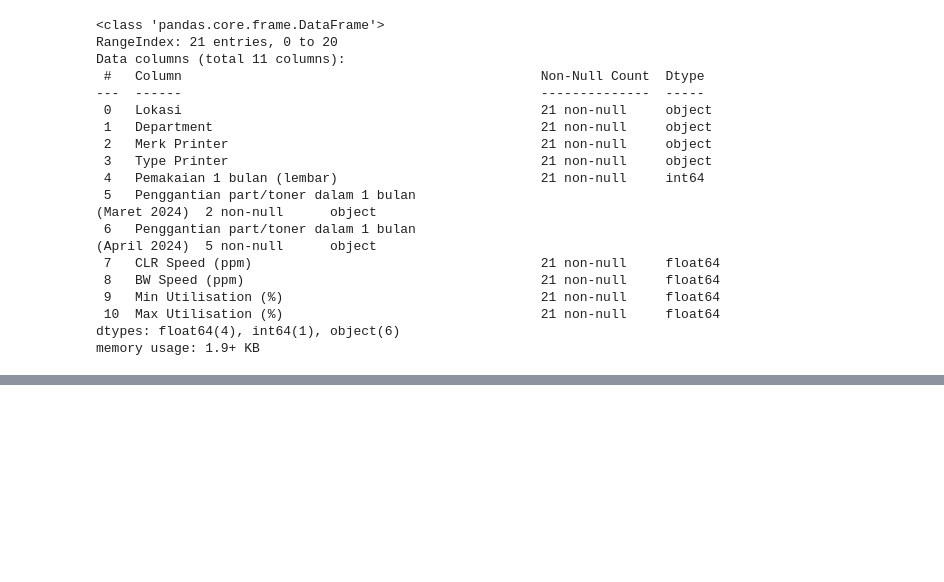
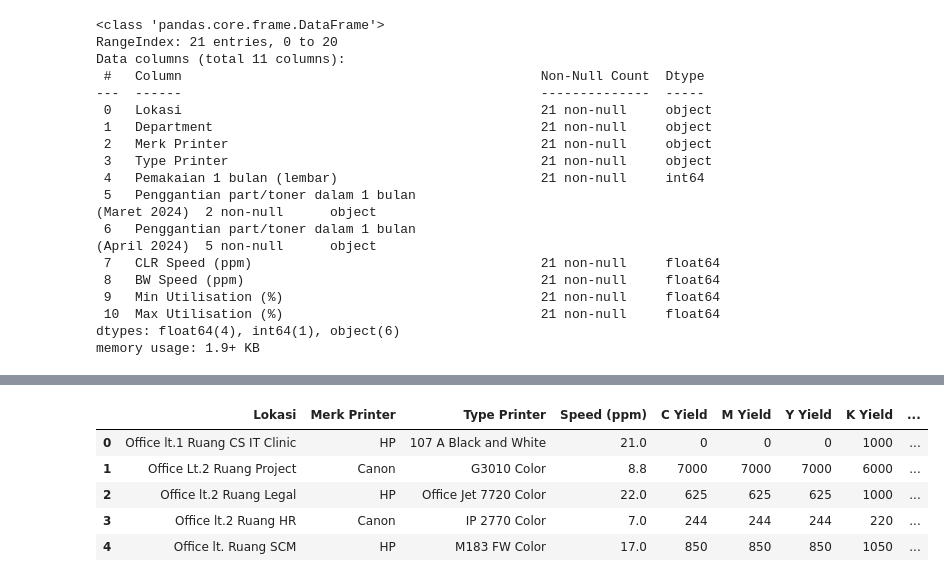
Before and after one commit to Garimahdi/axioo_calc, a Jupyter notebook: Axioo Data Wrangling.ipynb, the cells around one changed output, grey strips where cells are left out. Cells and saved outputs as stored; diff of their text form; code cells hidden in the pictures; blank space fills up the shorter version.

```diff
--- a/Axioo Data Wrangling.ipynb
+++ b/Axioo Data Wrangling.ipynb
@@ -457,0 +460,12 @@ with pd.ExcelWriter(path, engine='openpyxl') as writer:
+# %%
+util = pd.read_excel(
+    r"D:\\Astragraphia\\BO1\\Axioo\\Assessment Data\\axioo_assessment_rev.xlsx",
+    sheet_name = 'Util Yield'
+)
+cost = pd.read_excel(
+    r"D:\\Astragraphia\\BO1\\Axioo\\Assessment Data\\axioo_assessment_rev.xlsx",
+    sheet_name = 'Toner-Other Costs'
+)
+
+u = list(util.columns)
+c = list(cost.columns)
@@ -457,0 +511,12 @@ with pd.ExcelWriter(path, engine='openpyxl') as writer:
+# %%
+costCol = [c[3],c[4],c[5],c[6],c[7]]
+util = util.join(cost[costCol], how = 'left')
+# %%
+util.head()
+# %% [output]
+|  | Lokasi | Merk Printer | Type Printer | Speed (ppm) | C Yield | M Yield | Y Yield | K Yield | ... |
+| 0 | Office lt.1 Ruang CS IT Clinic | HP | 107 A Black and White | 21.0 | 0 | 0 | 0 | 1000 | ... |
+| 1 | Office Lt.2 Ruang Project | Canon | G3010 Color | 8.8 | 7000 | 7000 | 7000 | 6000 | ... |
+| 2 | Office lt.2 Ruang Legal | HP | Office Jet 7720 Color | 22.0 | 625 | 625 | 625 | 1000 | ... |
+| 3 | Office lt.2 Ruang HR | Canon | IP 2770 Color | 7.0 | 244 | 244 | 244 | 220 | ... |
+| 4 | Office lt. Ruang SCM | HP | M183 FW Color | 17.0 | 850 | 850 | 850 | 1050 | ... |
```
Also changed, not shown: parts of 8 cells of this notebook, 2 other files.
